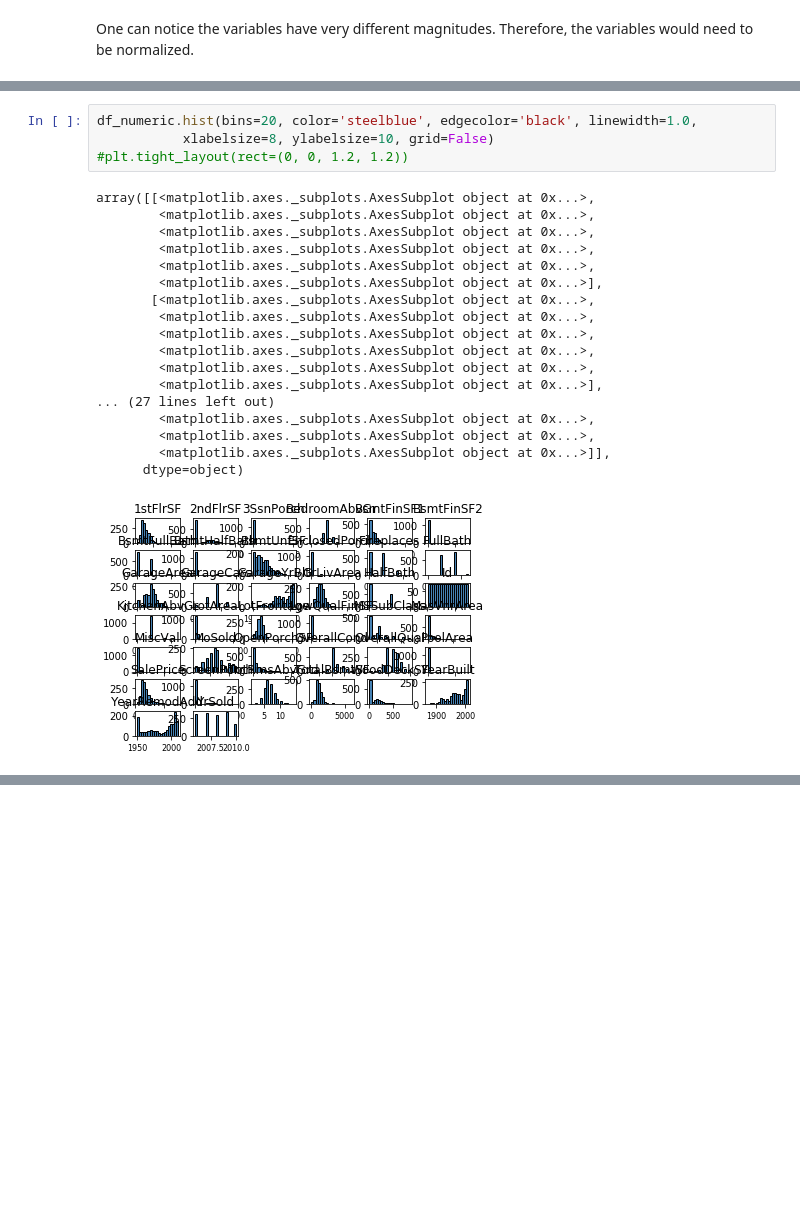
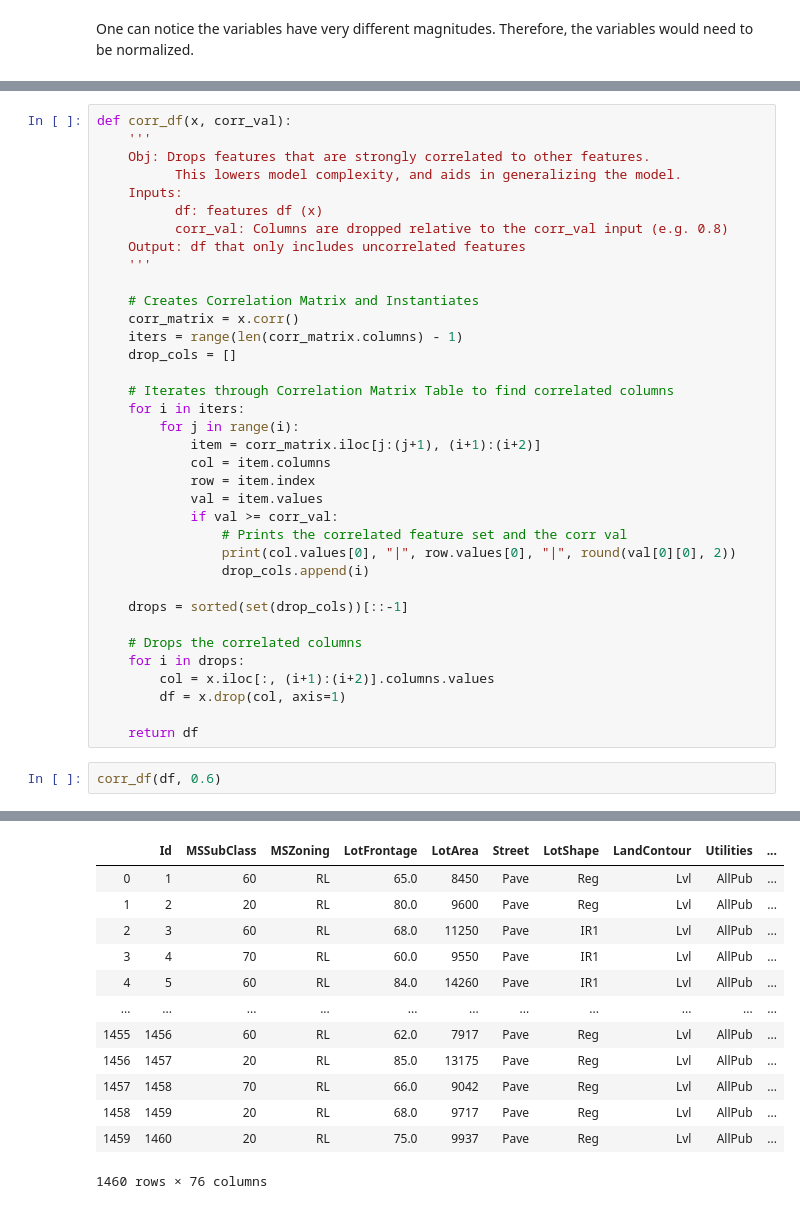
Before and after one commit to Stuksus/House-Prices, a Jupyter notebook: house_pricing.ipynb, the cells around one changed output, grey strips where cells are left out. Drawn from its saved outputs; the diff is of its cells as text; blank space fills up the shorter version.

```diff
--- a/house_pricing.ipynb
+++ b/house_pricing.ipynb
@@ -132,23 +205,39 @@ TypeError: '>' not supported between instances of 'str' and 'int'
-# %%
-df_numeric.hist(bins=20, color='steelblue', edgecolor='black', linewidth=1.0,
-           xlabelsize=8, ylabelsize=10, grid=False)
-#plt.tight_layout(rect=(0, 0, 1.2, 1.2))
-# %% [output]
-array([[<matplotlib.axes._subplots.AxesSubplot object at 0x...>,
-        <matplotlib.axes._subplots.AxesSubplot object at 0x...>,
-        <matplotlib.axes._subplots.AxesSubplot object at 0x...>,
-        <matplotlib.axes._subplots.AxesSubplot object at 0x...>,
-        <matplotlib.axes._subplots.AxesSubplot object at 0x...>,
-        <matplotlib.axes._subplots.AxesSubplot object at 0x...>],
-       [<matplotlib.axes._subplots.AxesSubplot object at 0x...>,
-        <matplotlib.axes._subplots.AxesSubplot object at 0x...>,
-        <matplotlib.axes._subplots.AxesSubplot object at 0x...>,
-        <matplotlib.axes._subplots.AxesSubplot object at 0x...>,
-        <matplotlib.axes._subplots.AxesSubplot object at 0x...>,
-        <matplotlib.axes._subplots.AxesSubplot object at 0x...>],
-... (27 lines left out)
-        <matplotlib.axes._subplots.AxesSubplot object at 0x...>,
-        <matplotlib.axes._subplots.AxesSubplot object at 0x...>,
-        <matplotlib.axes._subplots.AxesSubplot object at 0x...>]],
-      dtype=object)
-[figure, removed]
+# %%
+def corr_df(x, corr_val):
+    '''
+    Obj: Drops features that are strongly correlated to other features.
+          This lowers model complexity, and aids in generalizing the model.
+    Inputs:
+          df: features df (x)
+          corr_val: Columns are dropped relative to the corr_val input (e.g. 0.8)
+    Output: df that only includes uncorrelated features
+    '''
+
+    # Creates Correlation Matrix and Instantiates
+    corr_matrix = x.corr()
+    iters = range(len(corr_matrix.columns) - 1)
+    drop_cols = []
+
+    # Iterates through Correlation Matrix Table to find correlated columns
+    for i in iters:
+        for j in range(i):
+            item = corr_matrix.iloc[j:(j+1), (i+1):(i+2)]
+            col = item.columns
+            row = item.index
+            val = item.values
+            if val >= corr_val:
+                # Prints the correlated feature set and the corr val
+                print(col.values[0], "|", row.values[0], "|", round(val[0][0], 2))
+                drop_cols.append(i)
+
+    drops = sorted(set(drop_cols))[::-1]
+
+    # Drops the correlated columns
+    for i in drops:
+        col = x.iloc[:, (i+1):(i+2)].columns.values
+        df = x.drop(col, axis=1)
+
+    return df
+# %%
+corr_df(df, 0.6)
+# %% [output]
@@ -154,0 +260,13 @@ array([[<matplotlib.axes._subplots.AxesSubplot object at 0x...>,
+|  | Id | MSSubClass | MSZoning | LotFrontage | LotArea | Street | LotShape | LandContour | Utilities | ... |
+| 0 | 1 | 60 | RL | 65.0 | 8450 | Pave | Reg | Lvl | AllPub | ... |
+| 1 | 2 | 20 | RL | 80.0 | 9600 | Pave | Reg | Lvl | AllPub | ... |
+| 2 | 3 | 60 | RL | 68.0 | 11250 | Pave | IR1 | Lvl | AllPub | ... |
+| 3 | 4 | 70 | RL | 60.0 | 9550 | Pave | IR1 | Lvl | AllPub | ... |
+| 4 | 5 | 60 | RL | 84.0 | 14260 | Pave | IR1 | Lvl | AllPub | ... |
+| ... | ... | ... | ... | ... | ... | ... | ... | ... | ... | ... |
+| 1455 | 1456 | 60 | RL | 62.0 | 7917 | Pave | Reg | Lvl | AllPub | ... |
+| 1456 | 1457 | 20 | RL | 85.0 | 13175 | Pave | Reg | Lvl | AllPub | ... |
+| 1457 | 1458 | 70 | RL | 66.0 | 9042 | Pave | Reg | Lvl | AllPub | ... |
+| 1458 | 1459 | 20 | RL | 68.0 | 9717 | Pave | Reg | Lvl | AllPub | ... |
+| 1459 | 1460 | 20 | RL | 75.0 | 9937 | Pave | Reg | Lvl | AllPub | ... |
+1460 rows × 76 columns
```
Also changed, not shown: parts of 50 cells of this notebook.
